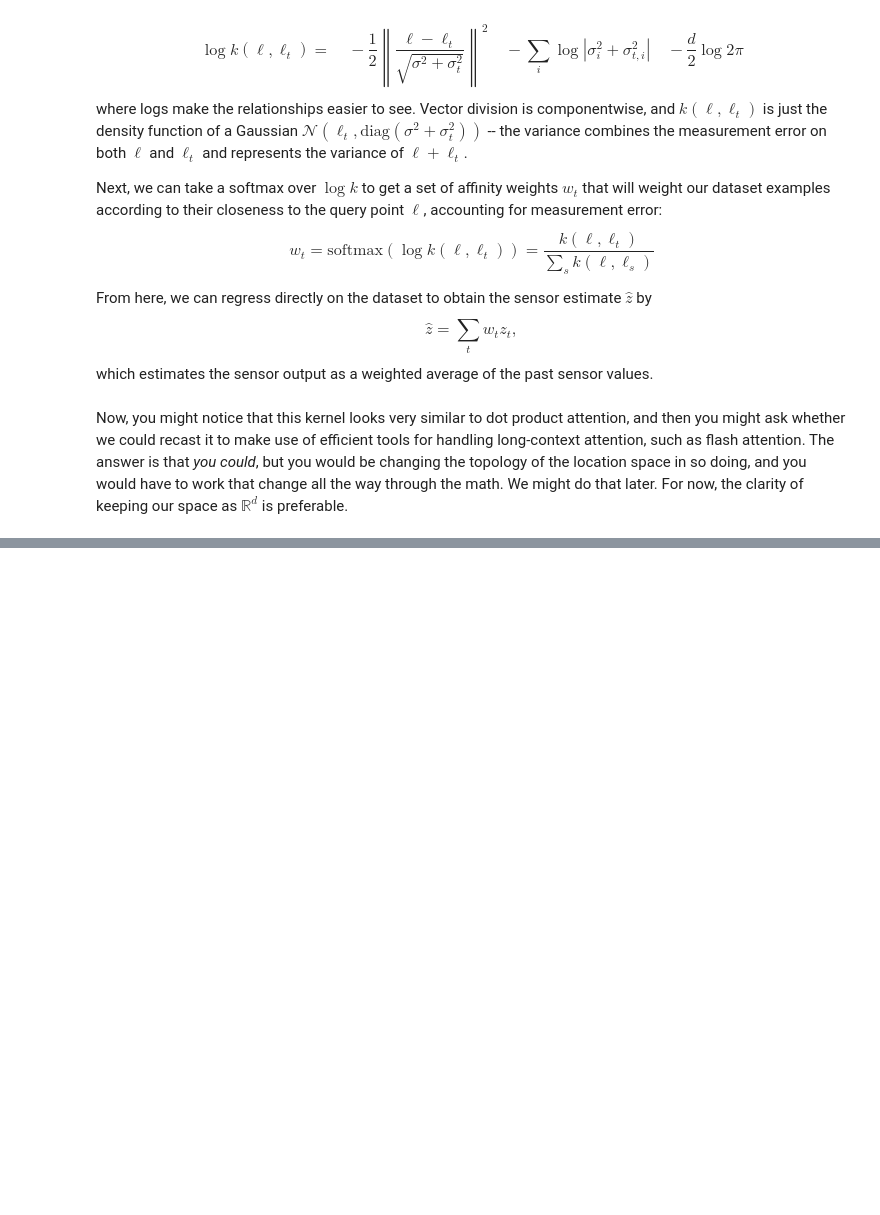
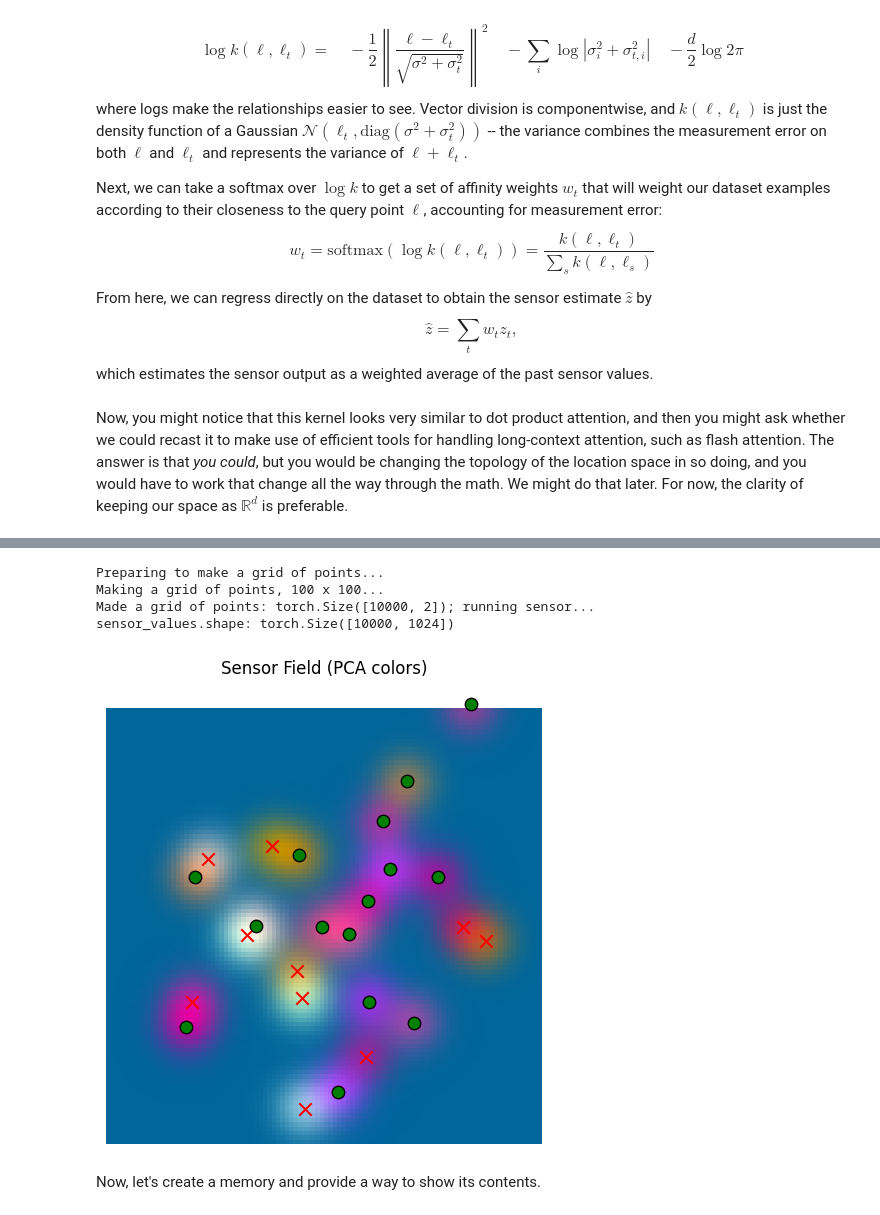
Before and after one commit to hypernicon/tree-world, a Jupyter notebook: notebook/map_testing.ipynb, the cells around one changed output, grey strips where cells are left out. Cells and saved outputs as stored; diff of their text form; code cells hidden in the pictures; blank space fills up the shorter version.

```diff
--- a/notebook/map_testing.ipynb
+++ b/notebook/map_testing.ipynb
@@ -123,0 +181,22 @@ Now, you might notice that this kernel looks very similar to dot product attenti
+# %%
+print("Preparing to make a grid of points...")
+
+def make_2D_grid(points_per_axis: int, world_size: float=500.0):
+    points = torch.linspace(-world_size, world_size, points_per_axis)
+    return torch.cartesian_prod(points, points)
+
+num_points = 100
+print(f"Making a grid of points, {num_points} x {num_points}...")
+
+grid = make_2D_grid(points_per_axis=num_points)
+
+print(f"Made a grid of points: {grid.shape}; running sensor...")
+
+_, sensor_values, _ = sensor.sense(world, grid, None)
+
+print(f"sensor_values.shape: {sensor_values.shape}")
+# %% [output]
+Preparing to make a grid of points...
+Making a grid of points, 100 x 100...
+Made a grid of points: torch.Size([10000, 2]); running sensor...
+sensor_values.shape: torch.Size([10000, 1024])
@@ -123,0 +223,40 @@ Now, you might notice that this kernel looks very similar to dot product attenti
+# %%
+rgb_model, rgb_min, rgb_max = make_rgb_model_from_sensor_values(sensor_values)
+# %%
+def plot_sensor_field(values: torch.Tensor, key="Sensor Field"):
+    rgb = rgb_model(values.cpu().numpy())
+
+    # normalize the colors to be between 0 and 1 for display
+    rgb = (rgb - rgb_min) / (rgb_max - rgb_min + 1e-8)
+    rgb = np.clip(rgb, 0, 1)
+
+    H = W = int(math.sqrt(values.shape[0]))
+    img = rgb.reshape(H, W, 3)
+
+    fig, ax = plt.subplots(figsize=(6,6))
+    ax.imshow(
+        img,
+        extent=[-500, 500, -500, 500],  # [xmin, xmax, ymin, ymax]
+        origin='lower',
+        interpolation='nearest',
+        aspect='equal',  # square pixels in world space
+    )
+    ax.set_title(f"{key} (PCA colors)")
+    ax.axis("off")
+
+    for tree in world.trees:
+        x, y = tree.location.cpu().numpy()
+        color = "red" if tree.is_poisonous else "green"
+        ax.scatter(
+            y, x,
+            c=color, marker="x" if tree.is_poisonous else "o",
+            s=80, edgecolor="k"
+        )
+
+    return img, fig
+# %%
+base_sensor_field, fig = plot_sensor_field(sensor_values)
+# %% [output]
+[figure, added]
+# %% [markdown]
+Now, let's create a memory and provide a way to show its contents.
```
Also changed, not shown: parts of 13 cells of this notebook, 5 other files.
